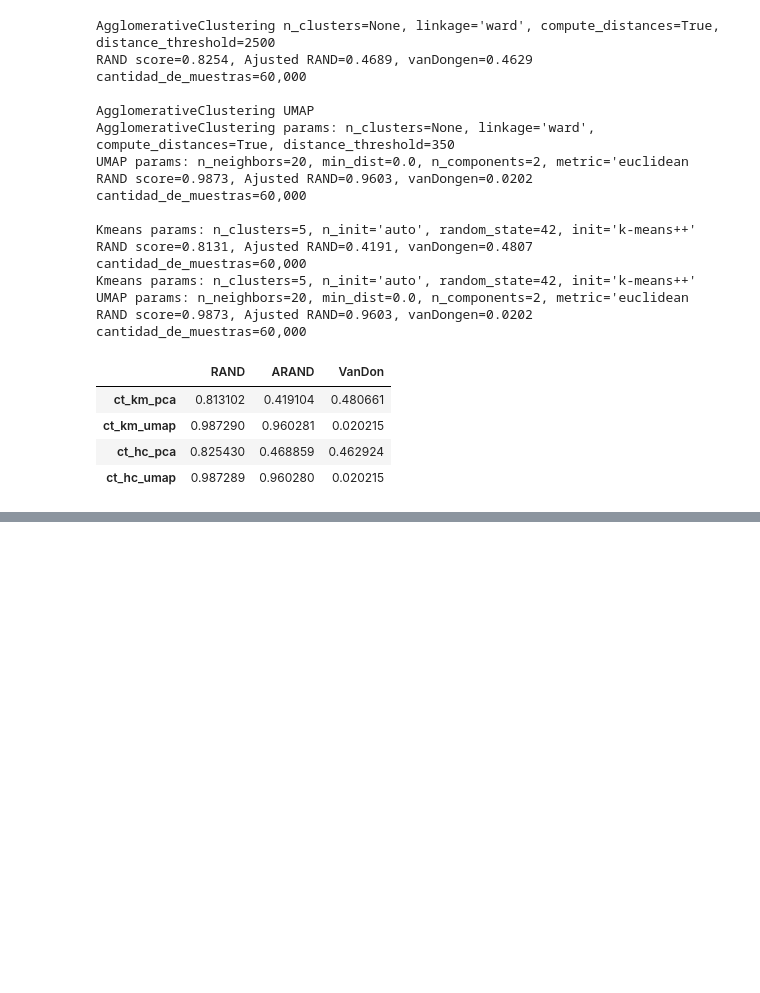
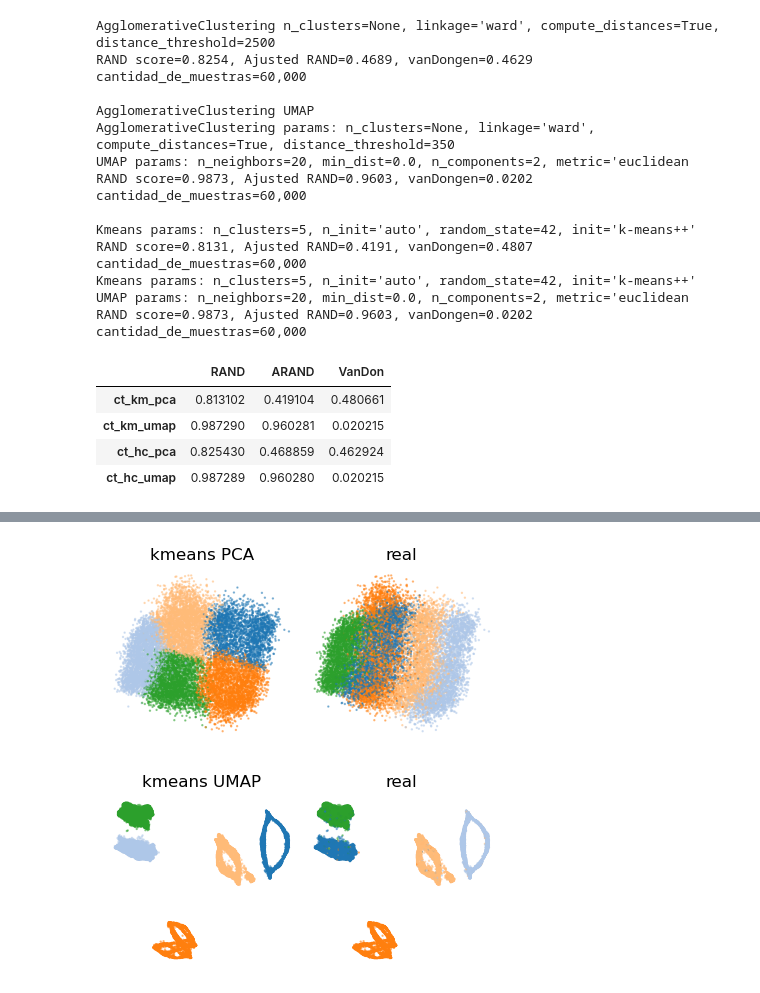
Before and after one commit to Ignacio-Ibarra/unsupervised-rice-image-segmentation, a Jupyter notebook: hierachical_clust.ipynb, the cells around one changed output, grey strips where cells are left out. Drawn from its saved outputs; the diff is of its cells as text; code cells hidden in the pictures; blank space fills up the shorter version.

```diff
--- a/hierachical_clust.ipynb
+++ b/hierachical_clust.ipynb
@@ -257,0 +295,26 @@ mx_umap = dendro(hclust_umap, color_threshold=350)
+# %%
+# divido dataset hay que considerar el tamaño según el método porque algunos toman mucho tiempo
+#  x      75000 x 100 features de PCA
+#  x_umap 75000 x 2 features de UMAP
+
+# separo en train_test y validación con sus respectivas etiquetas y los mezclo
+# X_pca, X_val_pca, y_pca, y_val_pca = sk.model_selection.train_test_split(x, lista_clases, test_size=0.2, random_state=42)
+# X_umap, X_val_umap, y_umap, y_val_umap = sk.model_selection.train_test_split(x_umap, lista_clases, test_size=0.2, random_state=42)
+
+org_lab = pd.Series(y_val_pca).map(clases_dict)
+
+
+#kmeans = KMeans(n_clusters=len(unique_labels))
+kmeans_p = KMeans(n_clusters=5, n_init='auto', random_state=42, init='k-means++')
+kmeans_p.fit(X_val_pca)
+
+grafico_evaluacion(X_val_pca, y_val_pca, kmeans_p.labels_ , nom_test='kmeans PCA')
+
+#kmeans = KMeans(n_clusters=len(unique_labels))
+kmeans_u = KMeans(n_clusters=5, n_init='auto', random_state=42, init='k-means++')
+kmeans_u.fit(X_val_umap)
+
+grafico_evaluacion(X_val_umap, y_val_umap, kmeans_u.labels_ , nom_test='kmeans UMAP')
+# %% [output]
+[figure, added]
+[figure, added]
```
Also changed, not shown: parts of 22 cells of this notebook.
